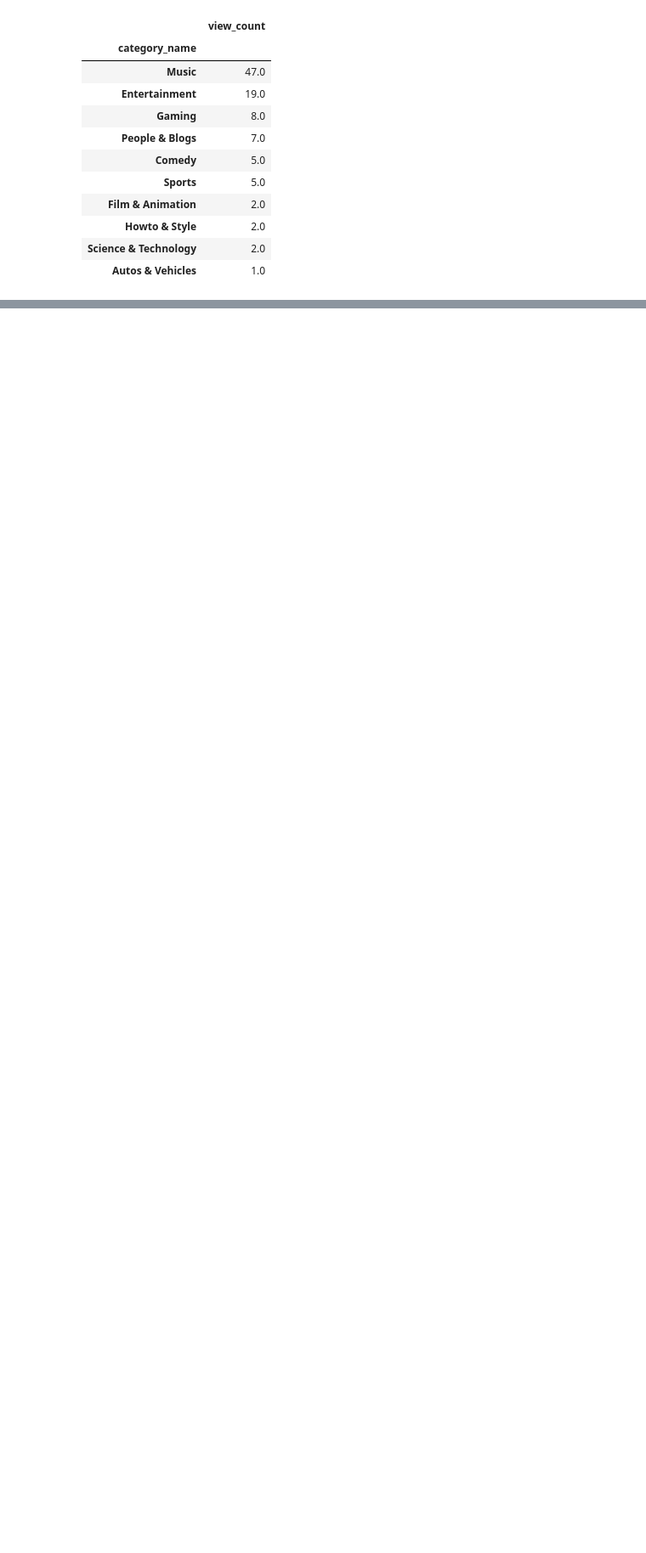
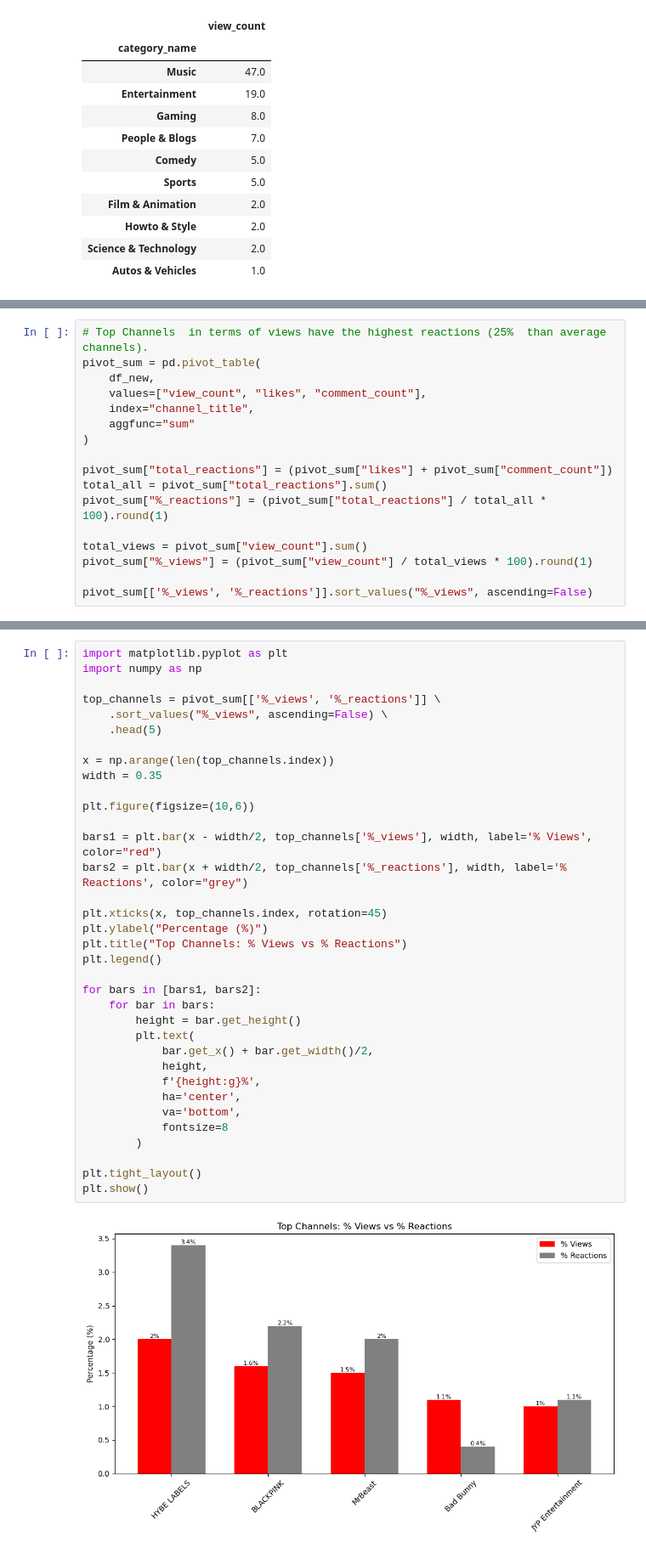
Before and after one commit to mhananem/project_youtube_data_wrangling, a Jupyter notebook: Youtube_project_structuring_data.ipynb, the cells around one changed output, grey strips where cells are left out. Shown at 85% size. Saved outputs shown, nothing was run; the diff lists cells and outputs as text; blank space fills up the shorter version.

```diff
--- a/Youtube_project_structuring_data.ipynb
+++ b/Youtube_project_structuring_data.ipynb
@@ -111,0 +190,17 @@ pivot_sum[['total_reactions', 'ratio_%', 'ratio_dislikes']].sort_values("ratio_%
+# %%
+# Top Channels  in terms of views have the highest reactions (25%  than average channels).
+pivot_sum = pd.pivot_table(
+    df_new,
+    values=["view_count", "likes", "comment_count"],
+    index="channel_title",
+    aggfunc="sum"
+)
+
+pivot_sum["total_reactions"] = (pivot_sum["likes"] + pivot_sum["comment_count"])
+total_all = pivot_sum["total_reactions"].sum()
+pivot_sum["%_reactions"] = (pivot_sum["total_reactions"] / total_all * 100).round(1)
+
+total_views = pivot_sum["view_count"].sum()
+pivot_sum["%_views"] = (pivot_sum["view_count"] / total_views * 100).round(1)
+
+pivot_sum[['%_views', '%_reactions']].sort_values("%_views", ascending=False)
@@ -111,0 +222,37 @@ pivot_sum[['total_reactions', 'ratio_%', 'ratio_dislikes']].sort_values("ratio_%
+# %%
+import matplotlib.pyplot as plt
+import numpy as np
+
+top_channels = pivot_sum[['%_views', '%_reactions']] \
+    .sort_values("%_views", ascending=False) \
+    .head(5)
+
+x = np.arange(len(top_channels.index))
+width = 0.35
+
+plt.figure(figsize=(10,6))
+
+bars1 = plt.bar(x - width/2, top_channels['%_views'], width, label='% Views', color="red")
+bars2 = plt.bar(x + width/2, top_channels['%_reactions'], width, label='% Reactions', color="grey")
+
+plt.xticks(x, top_channels.index, rotation=45)
+plt.ylabel("Percentage (%)")
+plt.title("Top Channels: % Views vs % Reactions")
+plt.legend()
+
+for bars in [bars1, bars2]:
+    for bar in bars:
+        height = bar.get_height()
+        plt.text(
+            bar.get_x() + bar.get_width()/2,
+            height,
+            f'{height:g}%',
+            ha='center',
+            va='bottom',
+            fontsize=8
+        )
+
+plt.tight_layout()
+plt.show()
+# %% [output]
+[figure, added]
```
Also changed, not shown: parts of 14 cells of this notebook.
